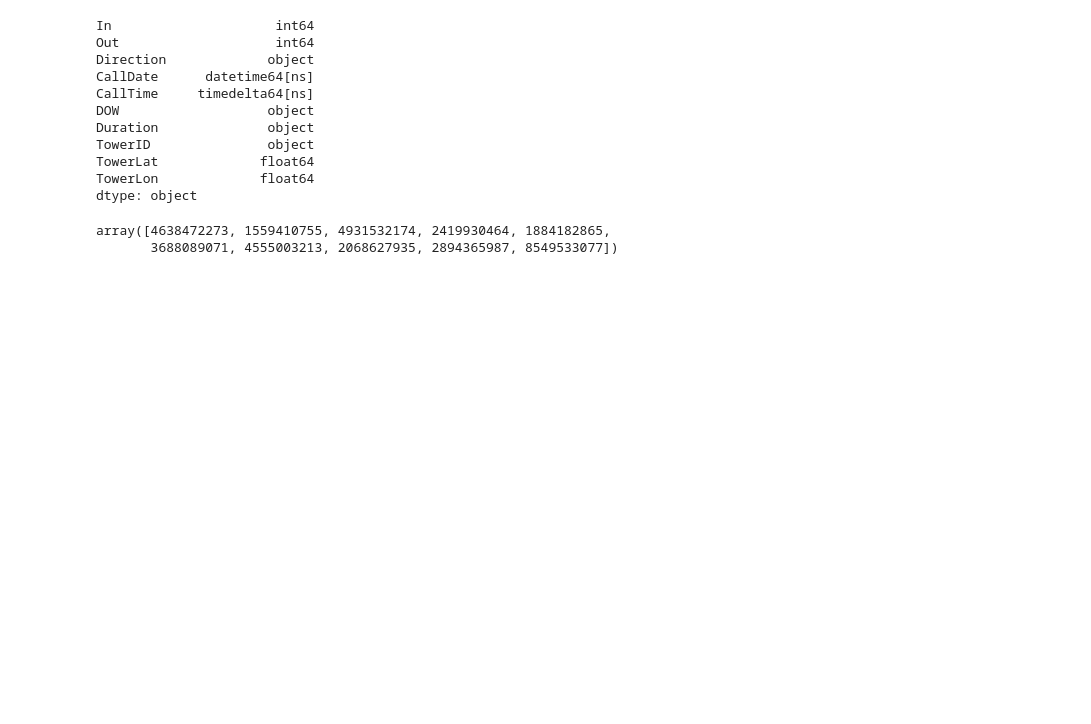
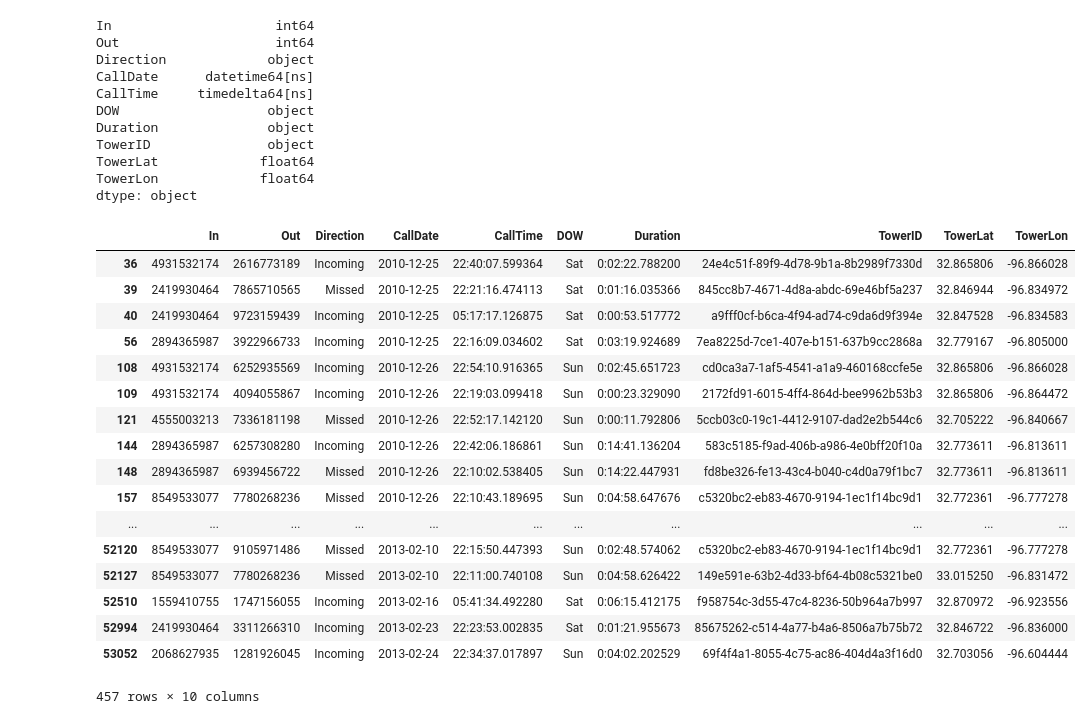
Before and after one commit to B-Rich/DAT210x, a Jupyter notebook: Module5/nsa_metadata.ipynb, the cells around one changed output. Cells and saved outputs as stored; diff of their text form; code cells hidden in the pictures; blank space fills up the shorter version.

```diff
--- a/Module5/nsa_metadata.ipynb
+++ b/Module5/nsa_metadata.ipynb
@@ -29,0 +14,2 @@ df.head(3)
+# %%
+lean = df[(df.DOW == 'Sat') | (df.DOW == 'Sun')]
@@ -44,8 +32,27 @@ TowerID               object
 TowerLat             float64
 TowerLon             float64
 dtype: object
-# %%
-df.In.unique()
-# %% [output]
-array([4638472273, 1559410755, 4931532174, 2419930464, 1884182865,
-       3688089071, 4555003213, 2068627935, 2894365987, 8549533077])
+# %%
+import time
+start = "06:00:00"
+end = "22:00:00"
+lean = lean[(lean.CallTime < start) | (lean.CallTime > end)]
+# %% [output]
+|  | In | Out | Direction | CallDate | CallTime | DOW | Duration | TowerID | TowerLat | TowerLon |
+| 36 | 4931532174 | 2616773189 | Incoming | 2010-12-25 | 22:40:07.599364 | Sat | 0:02:22.788200 | 24e4c51f-89f9-4d78-9b1a-8b2989f7330d | 32.865806 | -96.866028 |
+| 39 | 2419930464 | 7865710565 | Missed | 2010-12-25 | 22:21:16.474113 | Sat | 0:01:16.035366 | 845cc8b7-4671-4d8a-abdc-69e46bf5a237 | 32.846944 | -96.834972 |
+| 40 | 2419930464 | 9723159439 | Incoming | 2010-12-25 | 05:17:17.126875 | Sat | 0:00:53.517772 | a9fff0cf-b6ca-4f94-ad74-c9da6d9f394e | 32.847528 | -96.834583 |
+| 56 | 2894365987 | 3922966733 | Incoming | 2010-12-25 | 22:16:09.034602 | Sat | 0:03:19.924689 | 7ea8225d-7ce1-407e-b151-637b9cc2868a | 32.779167 | -96.805000 |
+| 108 | 4931532174 | 6252935569 | Incoming | 2010-12-26 | 22:54:10.916365 | Sun | 0:02:45.651723 | cd0ca3a7-1af5-4541-a1a9-460168ccfe5e | 32.865806 | -96.866028 |
+| 109 | 4931532174 | 4094055867 | Incoming | 2010-12-26 | 22:19:03.099418 | Sun | 0:00:23.329090 | 2172fd91-6015-4ff4-864d-bee9962b53b3 | 32.865806 | -96.864472 |
+| 121 | 4555003213 | 7336181198 | Missed | 2010-12-26 | 22:52:17.142120 | Sun | 0:00:11.792806 | 5ccb03c0-19c1-4412-9107-dad2e2b544c6 | 32.705222 | -96.840667 |
+| 144 | 2894365987 | 6257308280 | Incoming | 2010-12-26 | 22:42:06.186861 | Sun | 0:14:41.136204 | 583c5185-f9ad-406b-a986-4e0bff20f10a | 32.773611 | -96.813611 |
+| 148 | 2894365987 | 6939456722 | Missed | 2010-12-26 | 22:10:02.538405 | Sun | 0:14:22.447931 | fd8be326-fe13-43c4-b040-c4d0a79f1bc7 | 32.773611 | -96.813611 |
+| 157 | 8549533077 | 7780268236 | Missed | 2010-12-26 | 22:10:43.189695 | Sun | 0:04:58.647676 | c5320bc2-eb83-4670-9194-1ec1f14bc9d1 | 32.772361 | -96.777278 |
+| ... | ... | ... | ... | ... | ... | ... | ... | ... | ... | ... |
+| 52120 | 8549533077 | 9105971486 | Missed | 2013-02-10 | 22:15:50.447393 | Sun | 0:02:48.574062 | c5320bc2-eb83-4670-9194-1ec1f14bc9d1 | 32.772361 | -96.777278 |
+| 52127 | 8549533077 | 7780268236 | Missed | 2013-02-10 | 22:11:00.740108 | Sun | 0:04:58.626422 | 149e591e-63b2-4d33-bf64-4b08c5321be0 | 33.015250 | -96.831472 |
+| 52510 | 1559410755 | 1747156055 | Incoming | 2013-02-16 | 05:41:34.492280 | Sat | 0:06:15.412175 | f958754c-3d55-47c4-8236-50b964a7b997 | 32.870972 | -96.923556 |
+| 52994 | 2419930464 | 3311266310 | Incoming | 2013-02-23 | 22:23:53.002835 | Sat | 0:01:21.955673 | 85675262-c514-4a77-b4a6-8506a7b75b72 | 32.846722 | -96.836000 |
+| 53052 | 2068627935 | 1281926045 | Incoming | 2013-02-24 | 22:34:37.017897 | Sun | 0:04:02.202529 | 69f4f4a1-8055-4c75-ac86-404d4a3f16d0 | 32.703056 | -96.604444 |
+457 rows × 10 columns
```
Also changed, not shown: parts of 4 cells of this notebook, 1 other file.
